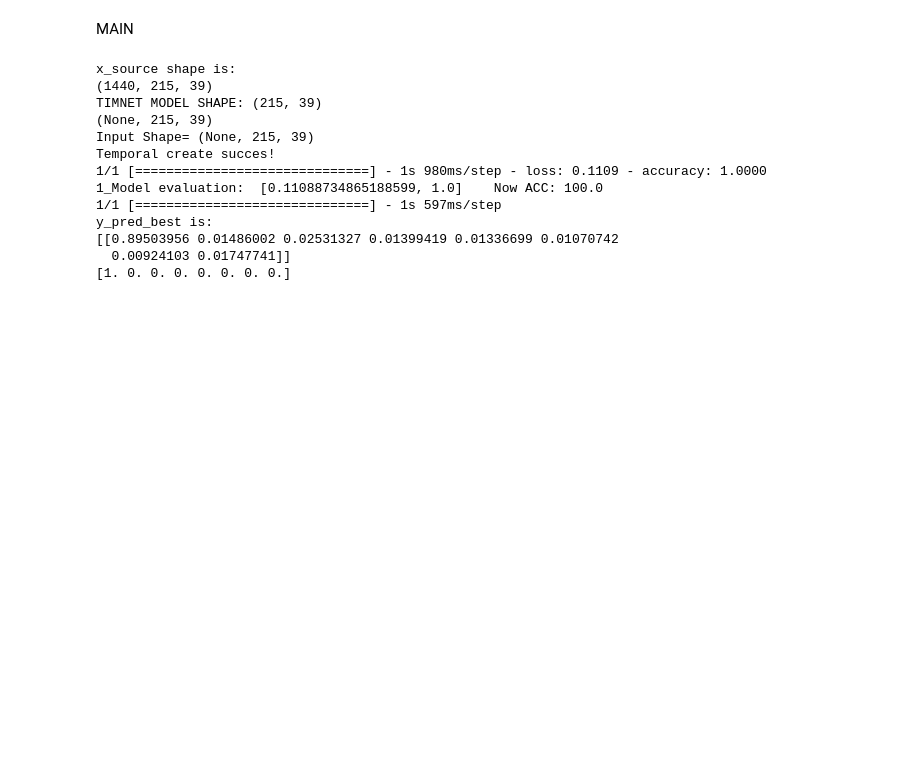
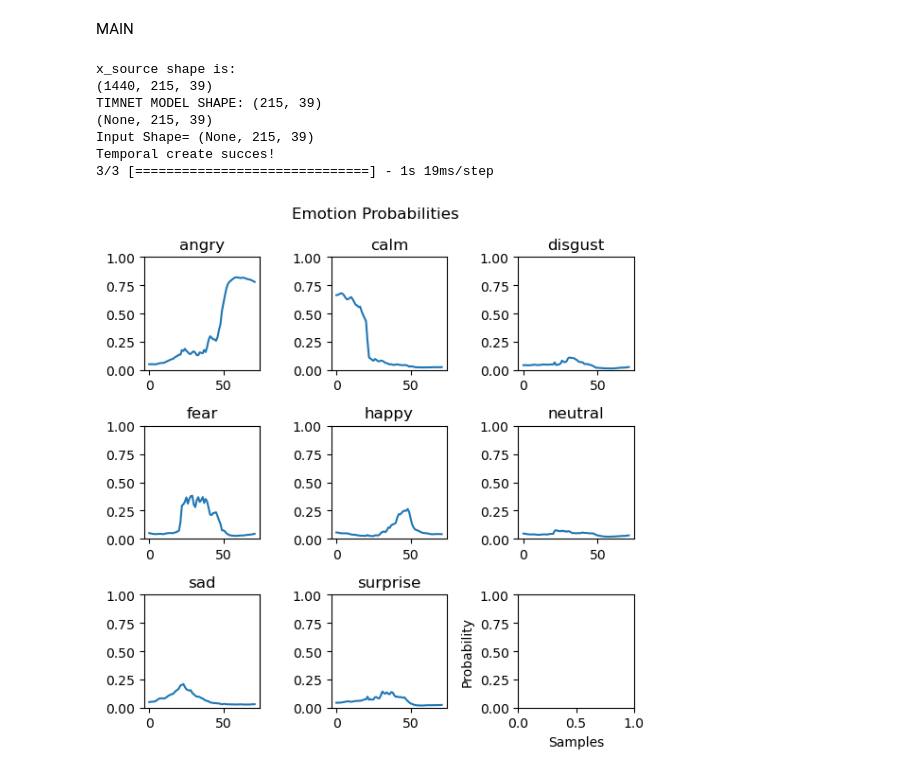
Before and after one commit to NurEser/SwarmLab-Internship, a Jupyter notebook: TIMNET_TF2-RAVDEvers.ipynb, the cells around one changed output. Saved outputs shown, nothing was run; the diff lists cells and outputs as text; code cells hidden in the pictures; blank space fills up the shorter version.

```diff
--- a/TIMNET_TF2-RAVDEvers.ipynb
+++ b/TIMNET_TF2-RAVDEvers.ipynb
@@ -254,12 +254,12 @@ class TIMNET_Model(Common_Model):
         # if audio is split to frames framebyframe must be True.
         predictions = []
         self.create_model()
-        path ='./Test_Models/EMODB_46'
-        weight_path= path+'/'+str(self.args.split_fold)+"-fold_weights_best_"+str(5)+".hdf5"
+        path ='./Test_Models/RAVDE_46'
+        weight_path= path+'/'+str(self.args.split_fold)+"-fold_weights_best_"+str(4)+".hdf5"
         self.model.load_weights(weight_path)
         if framebyframe:
             y_pred_best = self.model.predict(sample)
-
+            transposed_probabilities = np.transpose(y_pred_best)
             #for printing out each emotion probability graph seperately
             n_classes = len(self.class_label)
             fig, axes = plt.subplots(3, 3, figsize=(6, 6))
@@ -278,7 +278,7 @@ class TIMNET_Model(Common_Model):
             plt.show()
 
             #for printing out emotions together.
-            colors = ["r", "c", "g", "y", "m", "b", "k"]
+            colors = ["r", "c", "g", "y", "m", "b", "k", "orange"]
             plt.figure(figsize=(10,6))
             for i, class_name in enumerate(self.class_label):
                 plt.plot(np.arange(y_pred_best.shape[0]), transposed_probabilities[i], label=class_name, color=colors[i])
@@ -292,7 +292,6 @@ class TIMNET_Model(Common_Model):
             y_pred_best = self.model.predict(np.expand_dims(sample, 0))
             print("y_predictions are: ")
             print(y_pred_best)
-        transposed_probabilities = np.transpose(y_pred_best)
 
 
         return y_pred_best
@@ -351,7 +350,6 @@ class TIMNET_Model(Common_Model):
         avg_loss = 0
         x_feats = []
         y_labels = []
-        #after one fold, break. Evaluates only one sample from validation set and prints the prediction.
         for train, test in kfold.split(x, y):
             self.create_model()
             weight_path=path+'/'+str(self.args.split_fold)+"-fold_weights_best_"+str(i)+".hdf5"
@@ -524,3 +573,5 @@ def get_features_fromframes(signalpath,frame_length,skip_length):
+# %%
+mfccs_combined = get_features_fromframes('./combined_audio(calm-angry).wav', 3.0,0.05)
 # %% [markdown]
 MAIN
 # %%
@@ -588,39 +639,34 @@ CLASS_LABELS_dict = {"CASIA": CASIA_CLASS_LABELS,
 data = np.load("./MFCC/"+args.data+".npy",allow_pickle=True).item()
 x_source = data["x"]
 y_source = data["y"]
 
 #print(data.keys())
 #print(x_source[0].shape)
 # x_one = x_source[0]
 print("x_source shape is: ")
 print(x_source.shape)
 # print("x_one shape is: ")
 # print(x_one.shape)
 # y_one = y_source[0]
 
 CLASS_LABELS = CLASS_LABELS_dict[args.data]
 
 #print(x_source.shape)
 #print(y_source.shape)
 
 model = TIMNET_Model(args=args, input_shape=x_source.shape[1:], class_label=CLASS_LABELS)
 if args.mode=="train":
     model.train(x_source, y_source)
 elif args.mode=="test":
-    x_feats, y_labels = model.test(x_source, y_source, path=args.test_path)
+    #x_feats, y_labels = model.test(x_source, y_source, path=args.test_path)
     #x_feats, y_labels = model.test_original(x_source, y_source, path=args.test_path, fold = 1)# x_feats and y_labels are test datas for t-sne
-    #predictions  = model.test_one_sample(mfccs_np,True)
+    predictions  = model.test_one_sample(mfccs_combined,True)
 # %% [output]
 x_source shape is:
 (1440, 215, 39)
 TIMNET MODEL SHAPE: (215, 39)
 (None, 215, 39)
 Input Shape= (None, 215, 39)
 Temporal create succes!
-1/1 [==============================] - 1s 980ms/step - loss: 0.1109 - accuracy: 1.0000
-1_Model evaluation:  [0.11088734865188599, 1.0]    Now ACC: 100.0
-1/1 [==============================] - 1s 597ms/step
-y_pred_best is:
-[[0.89503956 0.01486002 0.02531327 0.01399419 0.01336699 0.01070742
-  0.00924103 0.01747741]]
-[1. 0. 0. 0. 0. 0. 0. 0.]
+3/3 [==============================] - 1s 19ms/step
+[figure, added]
```
Also changed, not shown: parts of 16 cells of this notebook.
